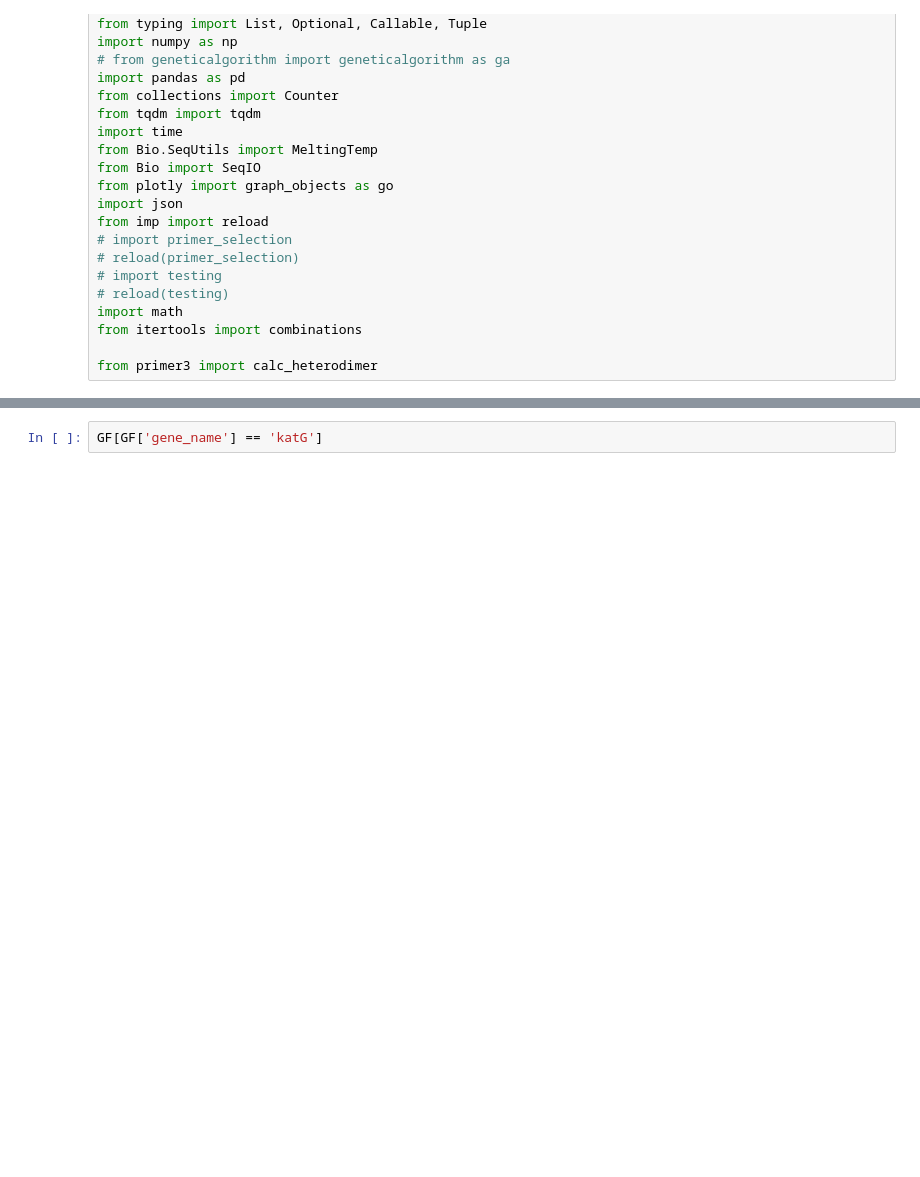
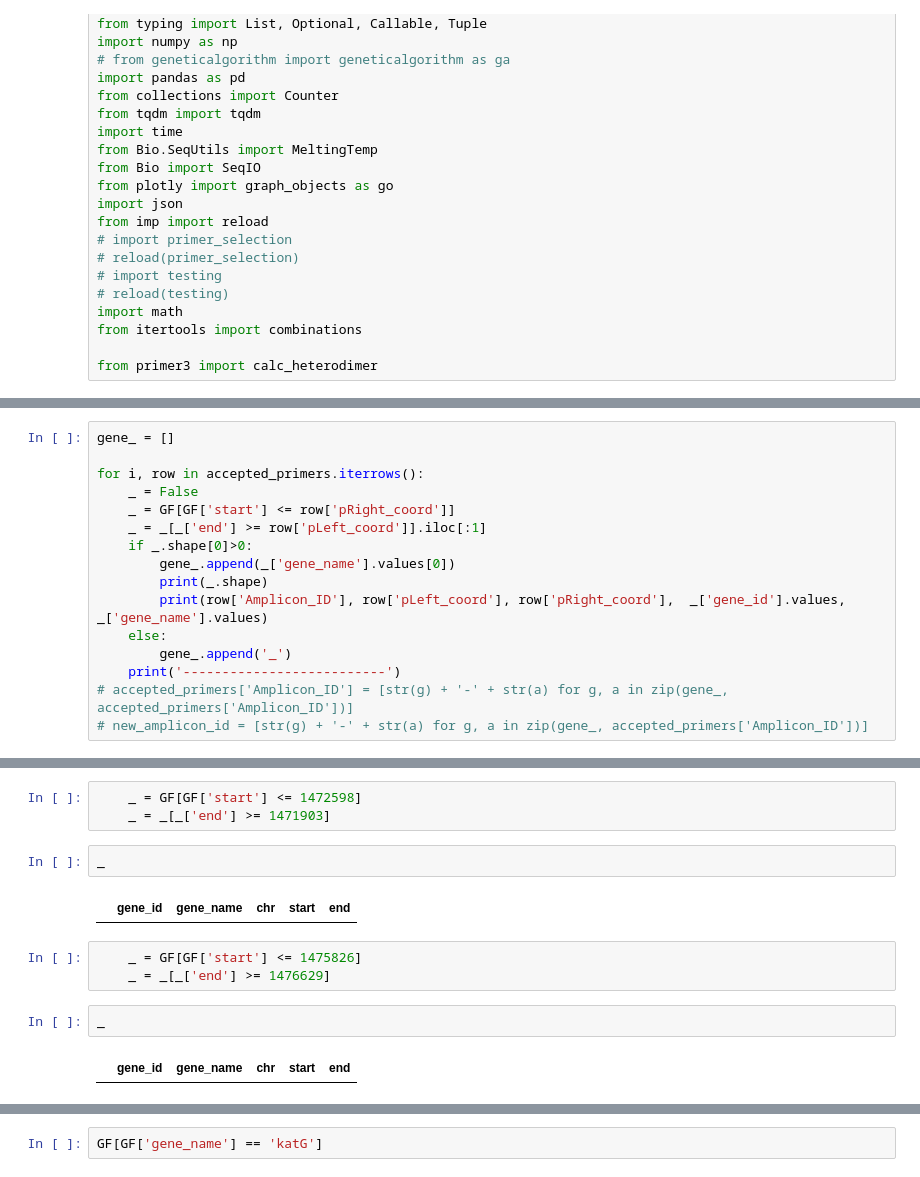
Before and after one commit to linfeng-wang/TOAST, a Jupyter notebook: cache/scratch.ipynb, the cells around one changed output, grey strips where cells are left out. Cells and saved outputs as stored; diff of their text form; blank space fills up the shorter version.

```diff
--- a/cache/scratch.ipynb
+++ b/cache/scratch.ipynb
@@ -48,0 +84,16 @@ GF = extract_gff3('/mnt/storage10/lwang/Projects/TOAST/toast/db/MTB-h37rv_asm195
+# %%
+gene_ = []
+
+for i, row in accepted_primers.iterrows():
+    _ = False
+    _ = GF[GF['start'] <= row['pRight_coord']]
+    _ = _[_['end'] >= row['pLeft_coord']].iloc[:1]
+    if _.shape[0]>0:
+        gene_.append(_['gene_name'].values[0])
+        print(_.shape)
+        print(row['Amplicon_ID'], row['pLeft_coord'], row['pRight_coord'],  _['gene_id'].values, _['gene_name'].values)
+    else:
+        gene_.append('_')
+    print('--------------------------')
+# accepted_primers['Amplicon_ID'] = [str(g) + '-' + str(a) for g, a in zip(gene_, accepted_primers['Amplicon_ID'])]
+# new_amplicon_id = [str(g) + '-' + str(a) for g, a in zip(gene_, accepted_primers['Amplicon_ID'])]
@@ -48,0 +140,14 @@ GF = extract_gff3('/mnt/storage10/lwang/Projects/TOAST/toast/db/MTB-h37rv_asm195
+# %%
+    _ = GF[GF['start'] <= 1472598]
+    _ = _[_['end'] >= 1471903]
+# %%
+_
+# %% [output]
+|  | gene_id | gene_name | chr | start | end |
+# %%
+    _ = GF[GF['start'] <= 1475826]
+    _ = _[_['end'] >= 1476629]
+# %%
+_
+# %% [output]
+|  | gene_id | gene_name | chr | start | end |
```
Also changed, not shown: parts of 16 cells of this notebook, 24 other files.
